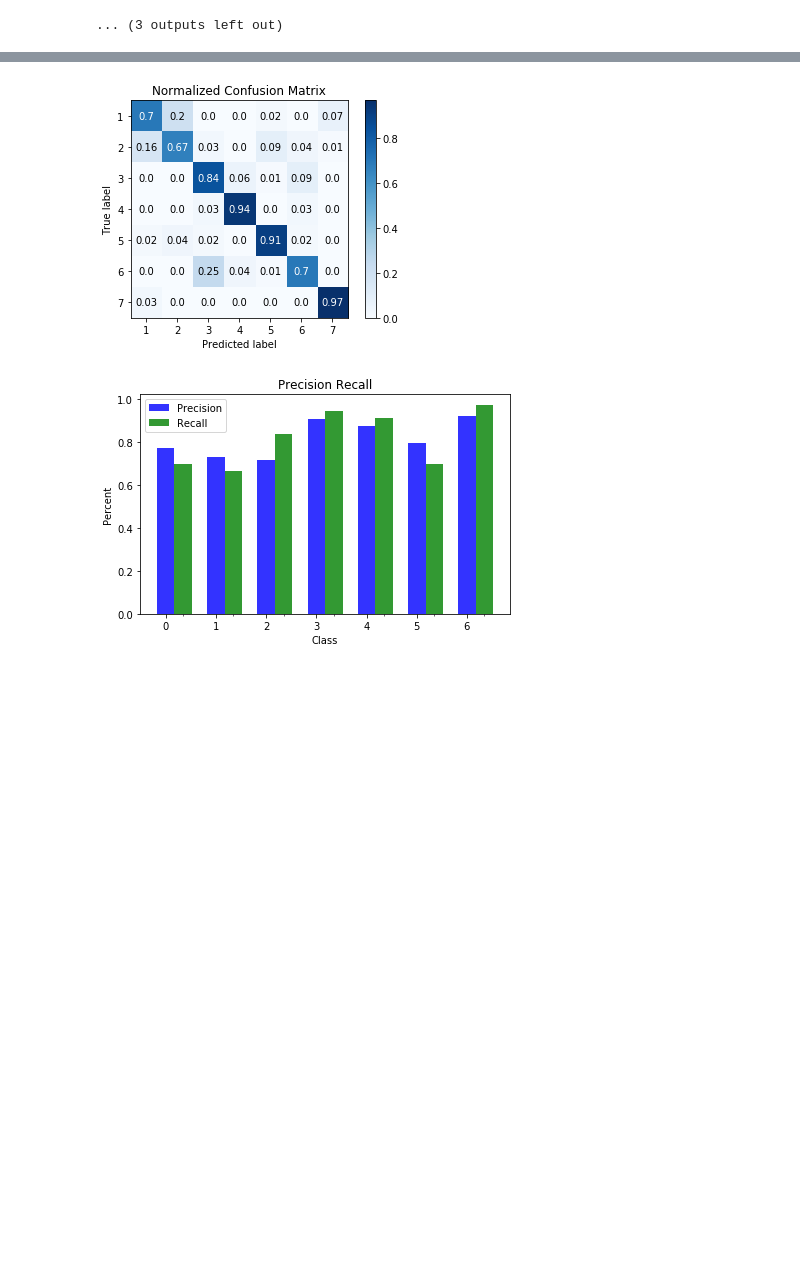
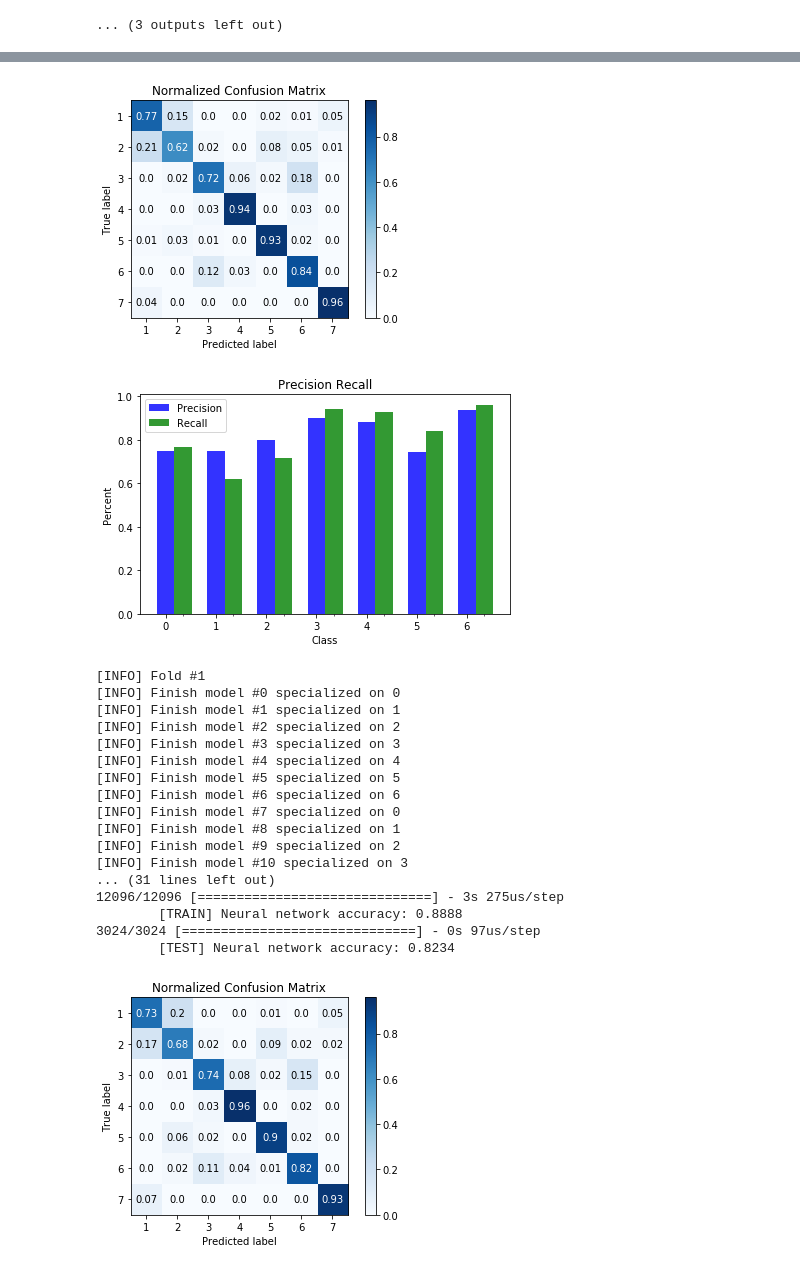
Before and after one commit to Djok216/DataMiningLaboratory, a Jupyter notebook: lab9/classifiers.ipynb, the cells around one changed output, grey strips where cells are left out. Drawn from its saved outputs; the diff is of its cells as text; code cells hidden in the pictures; blank space fills up the shorter version.

Commit message:
random forest + run NNs on all folds

```diff
--- a/lab9/classifiers.ipynb
+++ b/lab9/classifiers.ipynb
@@ -450,6 +450,10 @@ with open('xgboost_results.txt', 'r') as fin:
 from keras.models import Sequential
 from keras.layers import Dense, BatchNormalization, ReLU, ELU, Activation, Dropout
 from keras.utils import to_categorical
+from keras import backend as K
+
+K.clear_session()
+K.set_session(K.tf.Session(config=K.tf.ConfigProto(intra_op_parallelism_threads=128, inter_op_parallelism_threads=128)))
 
 class Models:
 
@@ -459,20 +463,20 @@ class Models:
         self._models = [
             Sequential([
                 BatchNormalization(input_shape=(input_size, )),
-                Dense(units=196),
+                Dense(units=156),
                 ReLU(),
                 BatchNormalization(),
                 Dense(units=96),
                 ReLU(),
                 BatchNormalization(),
-                Dense(units=classes, activation="softmax")
+                Dense(units=1, activation="sigmoid")
             ])
             for _ in range(total_models)
         ]
 
         self._assembler = Sequential([
             # BatchNormalization(input_shape=(total_models * self._classes, )),
-            Dense(units=256, input_shape=(total_models * self._classes, )),
+            Dense(units=256, input_shape=(total_models, )),
             ReLU(),
             BatchNormalization(),
             Dropout(0.1),
@@ -489,7 +493,7 @@ class Models:
 
         for model in self._models:
             model.compile(
-                loss='categorical_crossentropy',
+                loss='binary_crossentropy',
                 optimizer='adam',
                 metrics=['accuracy']
             )
@@ -504,35 +508,25 @@ class Models:
         return np.concatenate([model.predict(X) for model in self._models], axis=1)
 
     def train(self, X, Y, batch_size, epochs):
-        cw = [
-            [6 / 12, 1 / 12, 1 / 12, 1 / 12, 1 / 12, 1 / 12, 1 / 12],
-            [1 / 12, 6 / 12, 1 / 12, 1 / 12, 1 / 12, 1 / 12, 1 / 12],
-            [1 / 12, 6 / 12, 1 / 12, 1 / 12, 1 / 12, 1 / 12, 1 / 12],
-            [6 / 12, 1 / 12, 1 / 12, 1 / 12, 1 / 12, 1 / 12, 1 / 12],
-            [6 / 12, 1 / 12, 1 / 12, 1 / 12, 1 / 12, 1 / 12, 1 / 12],
-            [1 / 12, 6 / 12, 1 / 12, 1 / 12, 1 / 12, 1 / 12, 1 / 12],
-            [1 / 12, 6 / 12, 1 / 12, 1 / 12, 1 / 12, 1 / 12, 1 / 12],
-            [6 / 12, 1 / 12, 1 / 12, 1 / 12, 1 / 12, 1 / 12, 1 / 12]
-        ]
+
         for idx, model in enumerate(self._models):
-#             if idx < len(cw):
-#                 class_weights = cw[idx]
-#             else:
-#                 class_weights = np.random.normal(1 / self._classes, self._stddev, self._classes)
-#                 # to probabilities
-#                 class_weights = class_weights / np.sum(class_weights)
-            specialized_class = np.random.choice(self._classes, p=[2/10, 2/10, 2/10, 1/10, 1/10, 1/10, 1/10])
-            selection_idxs = [i for i in range(Y.shape[0])]
+            if idx < len(self._models) * 0.6:
+                specialized_class = idx % self._classes
+            elif idx < len(self._models) * 0.8:
+                specialized_class = [0, 1, 2, 5][idx % 4]
+            else:
+                specialized_class = idx % 3
+            selection_idxs = [i for i in range(Y.shape[0]) if Y[i][specialized_class] == 1 or np.random.rand() < 0.9]
             model.fit(
-                X[selection_idxs], Y[selection_idxs],
+                X[selection_idxs], Y[selection_idxs, specialized_class][:, np.newaxis],
                 epochs=epochs, batch_size=batch_size, verbose=0
             )
-            print(f"[INFO] Finish one model specialized on {specialized_class}")
+            print(f"[INFO] Finish model #{idx} specialized on {specialized_class}")
         print("[INFO] Finish to train models")
         print("[INFO] Begin training of assembler ...")
 
         assembler_X = self._to_assembler_X(X)
-        self._assembler.fit(assembler_X, Y, epochs=8, batch_size=batch_size, verbose=1)
+        self._assembler.fit(assembler_X, Y, epochs=10, batch_size=batch_size, verbose=1)
 
     def evaluate(self, X, Y):
         assembler_X = self._to_assembler_X(X)
@@ -548,15 +542,15 @@ k = 5
 _X = X[:, :].astype(np.float32) / 1.0
 folds = k_fold(k, _X, Y)
 
-for i in range(1):
+for i in range(k):
     print("[INFO] Fold #%d" % (i, ))
     (train_x, train_y), (test_x, test_y) = to_train_test(folds, i)
 
     classes = 7
     train_y = to_categorical(train_y - 1, classes)  # label in [1, 7] => -1
     test_y = to_categorical(test_y - 1, classes)  # label in [1, 7] => -1
-    model = Models(input_size=train_x.shape[1], total_models=30, classes=classes)
-    model.train(train_x, train_y, 70, 10)
+    model = Models(input_size=train_x.shape[1], total_models=20, classes=classes)
+    model.train(train_x, train_y, 64, 12)
 
     print("\t[TRAIN] Neural network accuracy: %.4f" % (model.evaluate(train_x, train_y)[1]))
     print("\t[TEST] Neural network accuracy: %.4f" % (model.evaluate(test_x, test_y)[1]))
@@ -566,5 +560,8 @@ for i in range(1):
     plot_confusion_matrix(test_y, test_y_pred, normalize=True)
     plot_precision_recall(precision_recall(test_y, test_y_pred))
     plt.show()
+
+    K.clear_session()
+    K.set_session(K.tf.Session(config=K.tf.ConfigProto(intra_op_parallelism_threads=128, inter_op_parallelism_threads=128)))
 # %% [output]
 [INFO] Fold #0
@@ -587,2 +584,20 @@ for i in range(1):
-[figure, old version]
+[figure, new version]
-[figure, old version]
+[figure, new version]
+[INFO] Fold #1
+[INFO] Finish model #0 specialized on 0
+[INFO] Finish model #1 specialized on 1
+[INFO] Finish model #2 specialized on 2
+[INFO] Finish model #3 specialized on 3
+[INFO] Finish model #4 specialized on 4
+[INFO] Finish model #5 specialized on 5
+[INFO] Finish model #6 specialized on 6
+[INFO] Finish model #7 specialized on 0
+[INFO] Finish model #8 specialized on 1
+[INFO] Finish model #9 specialized on 2
+[INFO] Finish model #10 specialized on 3
+... (31 lines left out)
+12096/12096 [==============================] - 3s 275us/step
+        [TRAIN] Neural network accuracy: 0.8888
+3024/3024 [==============================] - 0s 97us/step
+        [TEST] Neural network accuracy: 0.8234
+[figure, added]
```
Also changed, not shown: parts of 2 cells of this notebook.
